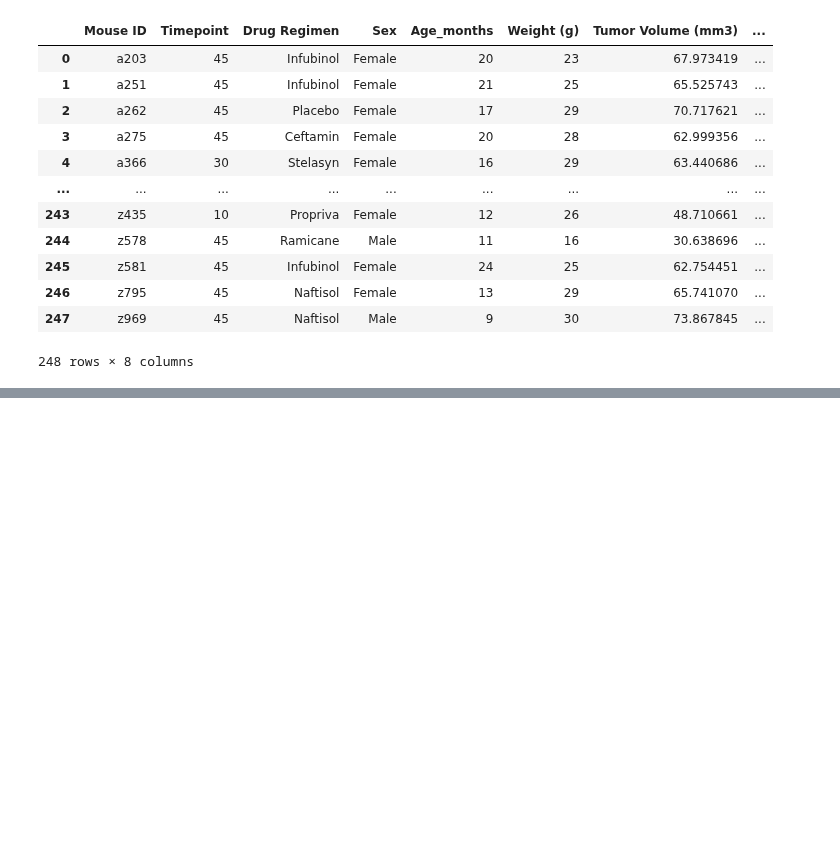
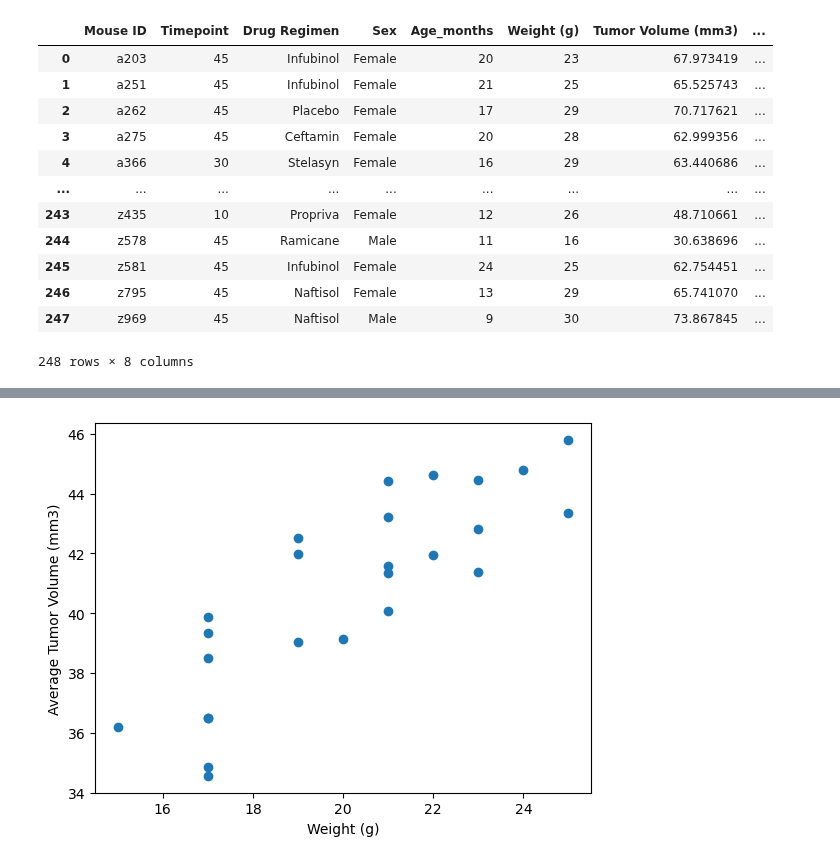
Before and after one commit to chris-yujin/data-visualization-challenge, a Jupyter notebook: Pymaceuticals/pymaceuticals.ipynb, the cells around one changed output, grey strips where cells are left out. Saved outputs shown, nothing was run; the diff lists cells and outputs as text; code cells hidden in the pictures; blank space fills up the shorter version.

```diff
--- a/Pymaceuticals/pymaceuticals.ipynb
+++ b/Pymaceuticals/pymaceuticals.ipynb
@@ -363,0 +408,15 @@ tumor_vol_data = []
+# %%
+# Generate a scatter plot of mouse weight vs. the average observed tumor volume for the entire Capomulin regimen
+capomulin_only = cleaned_df[(cleaned_df["Drug Regimen"] == "Capomulin")]
+tumor_vol_avg = capomulin_only.groupby(["Mouse ID"])["Tumor Volume (mm3)"].mean()
+mice_weight = capomulin_only.groupby(["Mouse ID"])["Weight (g)"].unique()
+capomulin_only_df = pd.merge(tumor_vol_avg, mice_weight, on='Mouse ID', how='inner')
+capomulin_only_df["Weight (g)"] = capomulin_only_df["Weight (g)"].astype(float)
+
+
+plt.scatter(capomulin_only_df["Weight (g)"], capomulin_only_df["Tumor Volume (mm3)"])
+plt.xlabel("Weight (g)")
+plt.ylabel("Average Tumor Volume (mm3)")
+plt.show()
+# %% [output]
+[figure, added]
```
Also changed, not shown: parts of 18 cells of this notebook, 2 other files.
